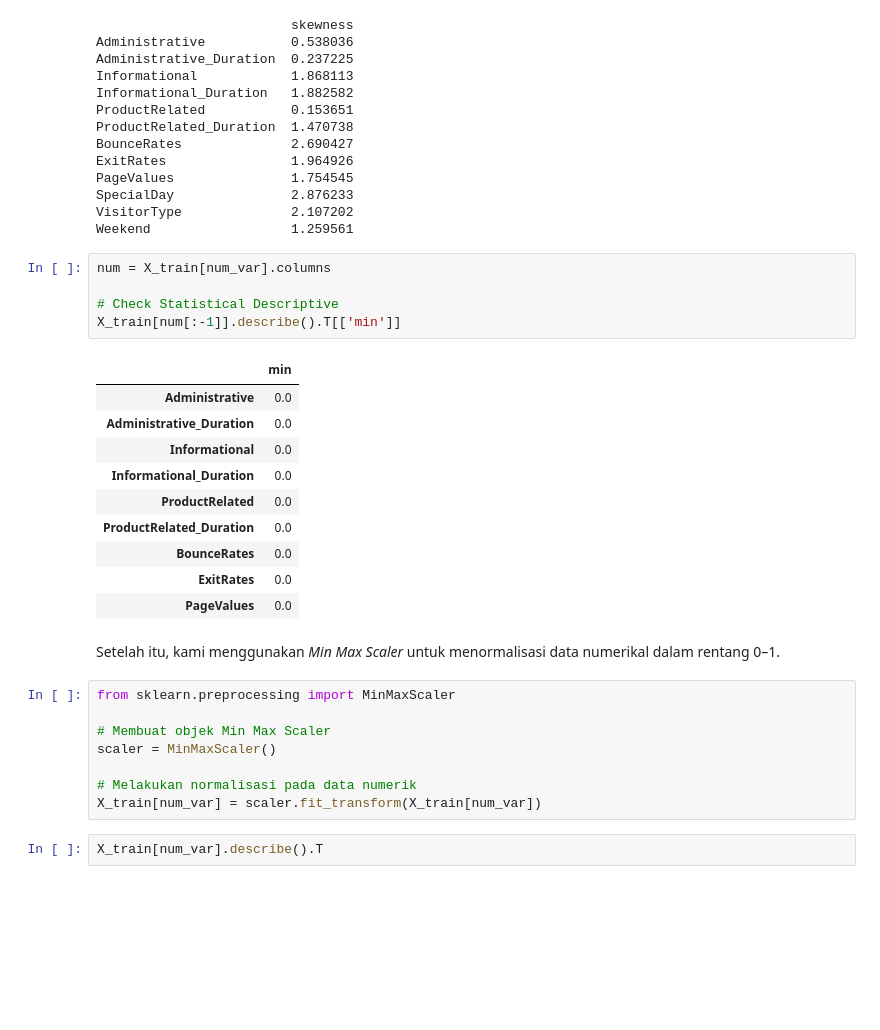
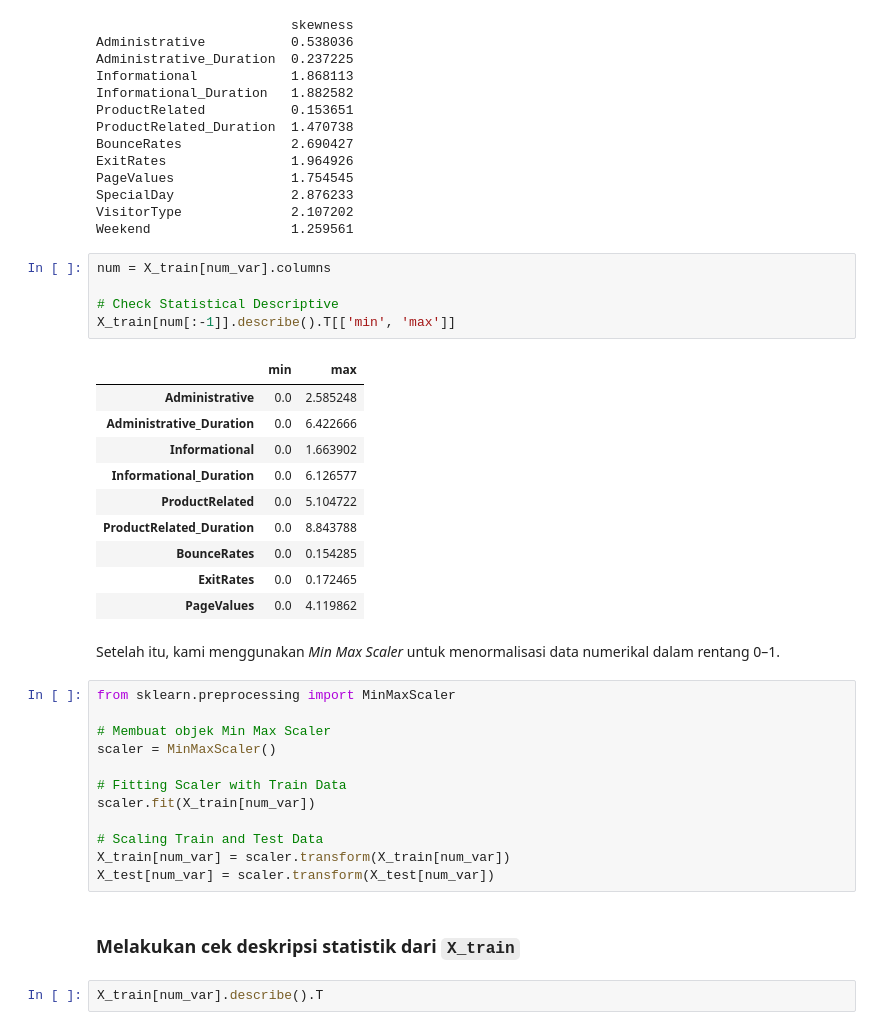
Before and after one commit to sabirinID/Final-Project-Quattro, a Jupyter notebook: Notebooks/2_Data_Preprocessing.ipynb, the cells around one changed output. Cells and saved outputs as stored; diff of their text form; blank space fills up the shorter version.

```diff
--- a/Notebooks/2_Data_Preprocessing.ipynb
+++ b/Notebooks/2_Data_Preprocessing.ipynb
@@ -402,19 +402,19 @@ Weekend                  1.259561
 # %%
 num = X_train[num_var].columns
 
 # Check Statistical Descriptive
-X_train[num[:-1]].describe().T[['min']]
+X_train[num[:-1]].describe().T[['min', 'max']]
 # %% [output]
-|  | min |
-| Administrative | 0.0 |
-| Administrative_Duration | 0.0 |
-| Informational | 0.0 |
-| Informational_Duration | 0.0 |
-| ProductRelated | 0.0 |
-| ProductRelated_Duration | 0.0 |
-| BounceRates | 0.0 |
-| ExitRates | 0.0 |
-| PageValues | 0.0 |
+|  | min | max |
+| Administrative | 0.0 | 2.585248 |
+| Administrative_Duration | 0.0 | 6.422666 |
+| Informational | 0.0 | 1.663902 |
+| Informational_Duration | 0.0 | 6.126577 |
+| ProductRelated | 0.0 | 5.104722 |
+| ProductRelated_Duration | 0.0 | 8.843788 |
+| BounceRates | 0.0 | 0.154285 |
+| ExitRates | 0.0 | 0.172465 |
+| PageValues | 0.0 | 4.119862 |
 # %% [markdown]
 Setelah itu, kami menggunakan _Min Max Scaler_ untuk menormalisasi data numerikal dalam rentang 0–1.
 # %%
@@ -423,8 +423,14 @@ from sklearn.preprocessing import MinMaxScaler
 # Membuat objek Min Max Scaler
 scaler = MinMaxScaler()
 
-# Melakukan normalisasi pada data numerik
-X_train[num_var] = scaler.fit_transform(X_train[num_var])
+# Fitting Scaler with Train Data
+scaler.fit(X_train[num_var])
+
+# Scaling Train and Test Data
+X_train[num_var] = scaler.transform(X_train[num_var])
+X_test[num_var] = scaler.transform(X_test[num_var])
+# %% [markdown]
+### Melakukan cek deskripsi statistik dari `X_train`
 # %%
 X_train[num_var].describe().T
 # %% [output]
```
Also changed, not shown: parts of 9 cells of this notebook, 1 other file.
